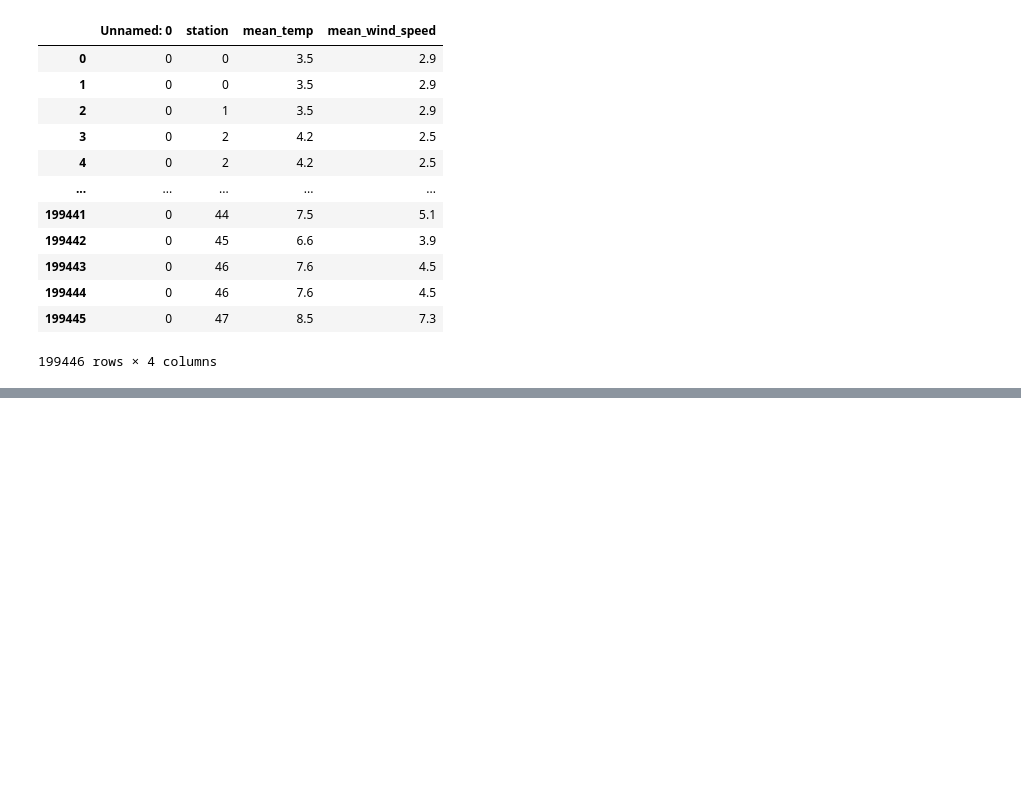
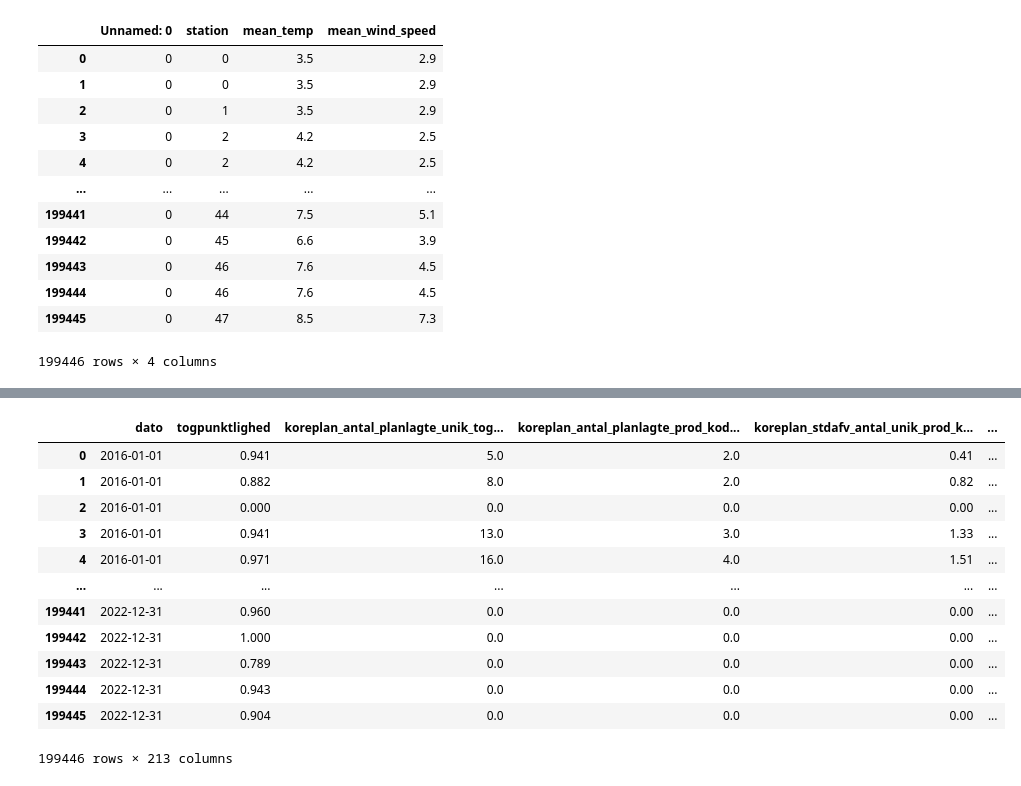
Before and after one commit to clarachristiansen/Bachelor_project, a Jupyter notebook: DMI_data_merged.ipynb, the cells around one changed output, grey strips where cells are left out. Drawn from its saved outputs; the diff is of its cells as text; code cells hidden in the pictures; blank space fills up the shorter version.

```diff
--- a/DMI_data_merged.ipynb
+++ b/DMI_data_merged.ipynb
@@ -76 +113,17 @@ Name: station, Length: 100, dtype: int64
+# %%
+data_all
+# %% [output]
+|  | dato | togpunktlighed | koreplan_antal_planlagte_unik_tog... | koreplan_antal_planlagte_prod_kod... | koreplan_stdafv_antal_unik_prod_k... | ... |
+| 0 | 2016-01-01 | 0.941 | 5.0 | 2.0 | 0.41 | ... |
+| 1 | 2016-01-01 | 0.882 | 8.0 | 2.0 | 0.82 | ... |
+| 2 | 2016-01-01 | 0.000 | 0.0 | 0.0 | 0.00 | ... |
+| 3 | 2016-01-01 | 0.941 | 13.0 | 3.0 | 1.33 | ... |
+| 4 | 2016-01-01 | 0.971 | 16.0 | 4.0 | 1.51 | ... |
+| ... | ... | ... | ... | ... | ... | ... |
+| 199441 | 2022-12-31 | 0.960 | 0.0 | 0.0 | 0.00 | ... |
+| 199442 | 2022-12-31 | 1.000 | 0.0 | 0.0 | 0.00 | ... |
+| 199443 | 2022-12-31 | 0.789 | 0.0 | 0.0 | 0.00 | ... |
+| 199444 | 2022-12-31 | 0.943 | 0.0 | 0.0 | 0.00 | ... |
+| 199445 | 2022-12-31 | 0.904 | 0.0 | 0.0 | 0.00 | ... |
+199446 rows × 213 columns
 # %%
```
Also changed, not shown: parts of 11 cells of this notebook, 1 other file.
